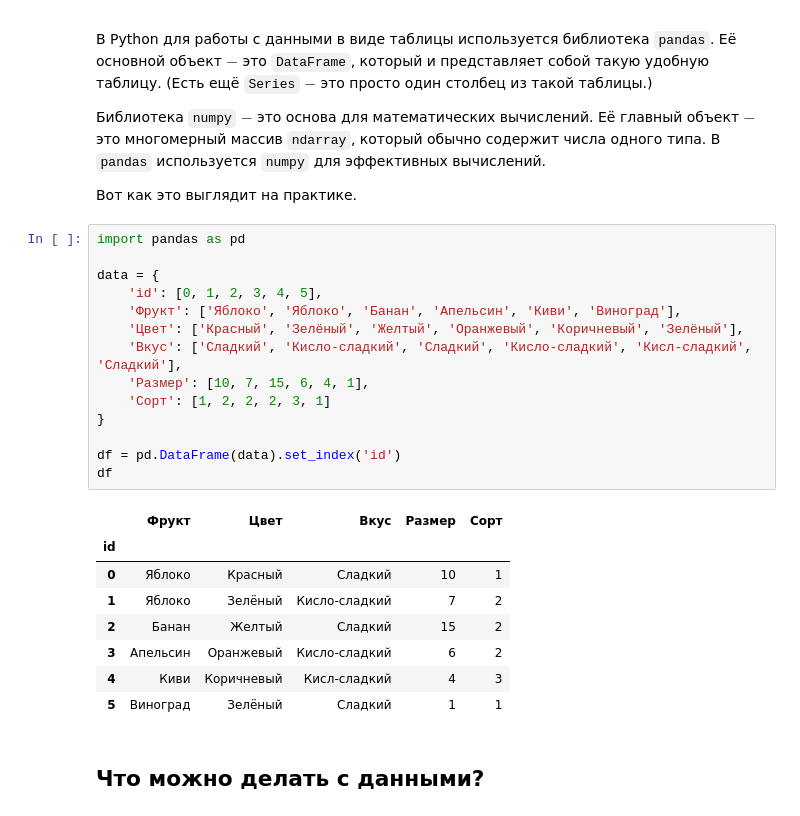
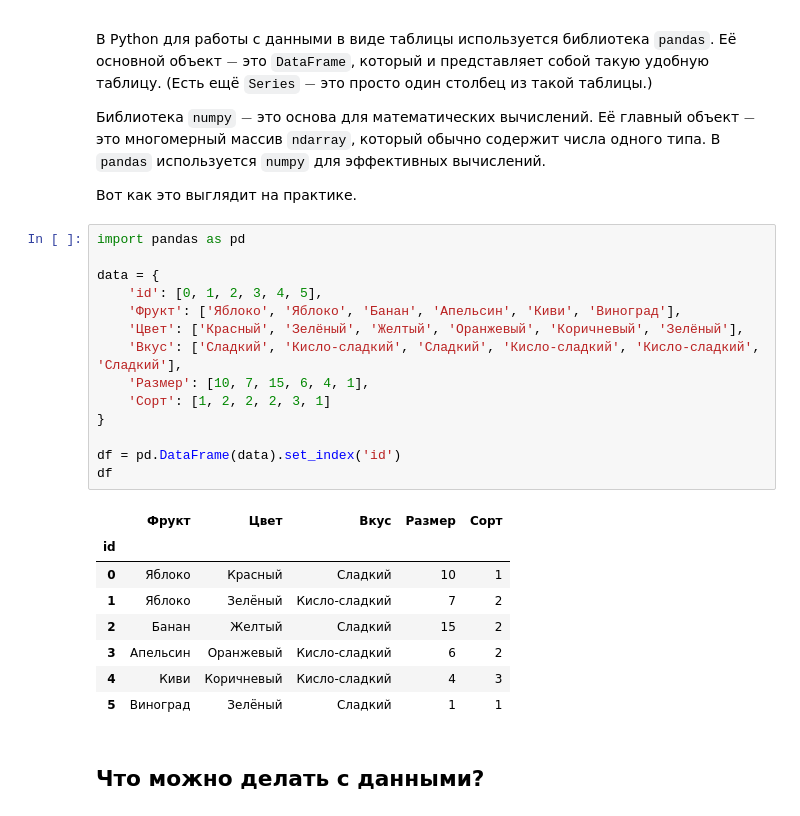
Before and after one commit to konygin/course_ml4kids, a Jupyter notebook: 02_data_analysis.ipynb, the cells around one changed output. Drawn from its saved outputs; the diff is of its cells as text.

```diff
--- a/02_data_analysis.ipynb
+++ b/02_data_analysis.ipynb
@@ -73,25 +73,25 @@
 # %%
 import pandas as pd
 
 data = {
     'id': [0, 1, 2, 3, 4, 5],
     'Фрукт': ['Яблоко', 'Яблоко', 'Банан', 'Апельсин', 'Киви', 'Виноград'],
     'Цвет': ['Красный', 'Зелёный', 'Желтый', 'Оранжевый', 'Коричневый', 'Зелёный'],
-    'Вкус': ['Сладкий', 'Кисло-сладкий', 'Сладкий', 'Кисло-сладкий', 'Кисл-сладкий', 'Сладкий'],
+    'Вкус': ['Сладкий', 'Кисло-сладкий', 'Сладкий', 'Кисло-сладкий', 'Кисло-сладкий', 'Сладкий'],
     'Размер': [10, 7, 15, 6, 4, 1],
     'Сорт': [1, 2, 2, 2, 3, 1]
 }
 
 df = pd.DataFrame(data).set_index('id')
 df
 # %% [output]
 |  | Фрукт | Цвет | Вкус | Размер | Сорт |
 | id |  |  |  |  |  |
 | 0 | Яблоко | Красный | Сладкий | 10 | 1 |
 | 1 | Яблоко | Зелёный | Кисло-сладкий | 7 | 2 |
 | 2 | Банан | Желтый | Сладкий | 15 | 2 |
 | 3 | Апельсин | Оранжевый | Кисло-сладкий | 6 | 2 |
-| 4 | Киви | Коричневый | Кисл-сладкий | 4 | 3 |
+| 4 | Киви | Коричневый | Кисло-сладкий | 4 | 3 |
 | 5 | Виноград | Зелёный | Сладкий | 1 | 1 |
 # %% [markdown]
 ## Что можно делать с данными?
```
Also changed, not shown: parts of 5 cells of this notebook, 1 other file.
